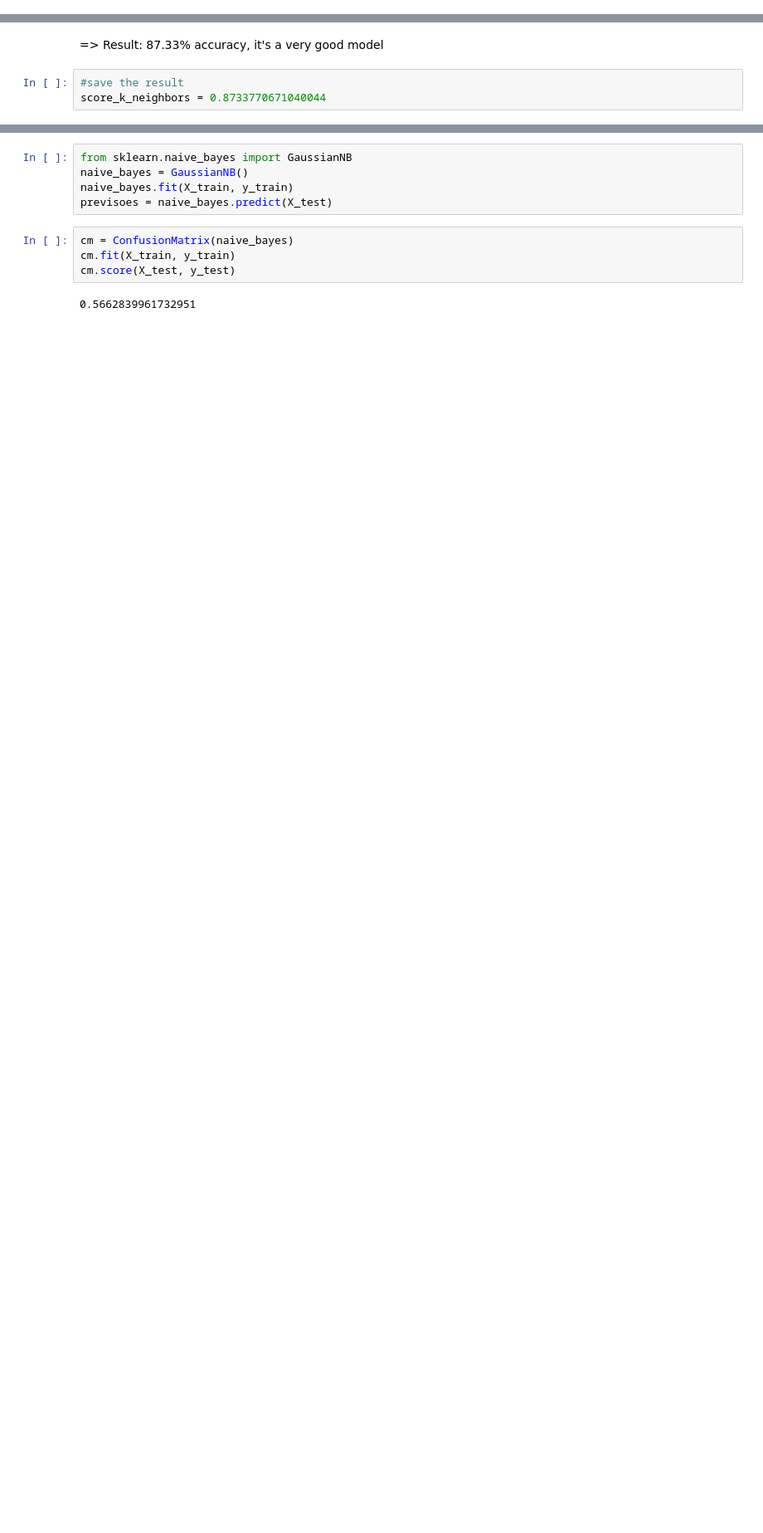
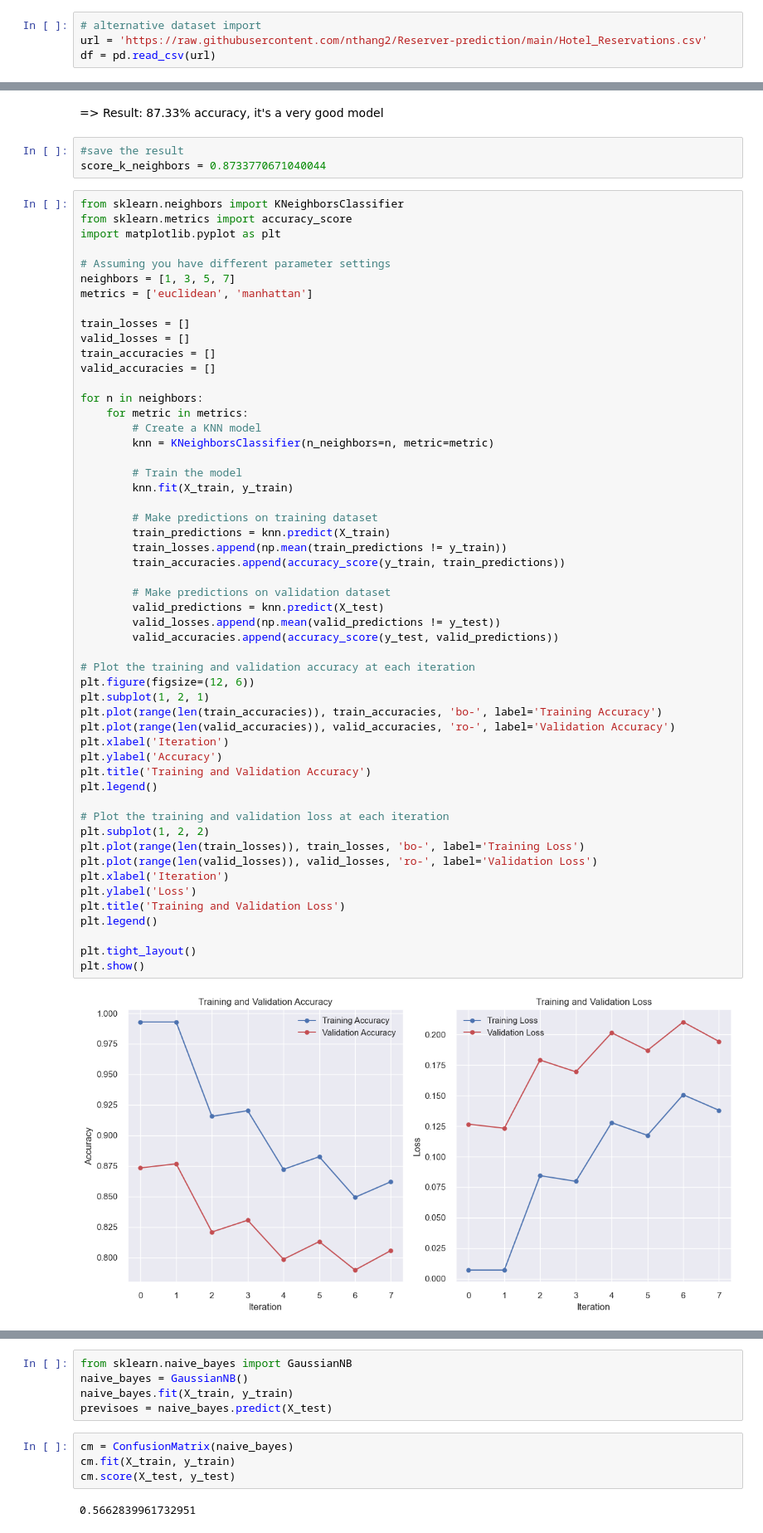
Before and after one commit to nthang2/Reserver-prediction, a Jupyter notebook: Hotel_Reservation.ipynb, the cells around one changed output, grey strips where cells are left out. Shown at 83% size. Drawn from its saved outputs; the diff is of its cells as text; blank space fills up the shorter version.

Commit message:
check with train and valid loss

```diff
--- a/Hotel_Reservation.ipynb
+++ b/Hotel_Reservation.ipynb
@@ -21,3 +24,7 @@ Here we can see that we have categorical and continuous variables, we can also s
+# %%
+# alternative dataset import
+url = 'https://raw.githubusercontent.com/nthang2/Reserver-prediction/main/Hotel_Reservations.csv'
+df = pd.read_csv(url)
 # %% [markdown]
 Here the explanation about the variables:
     - Booking_ID: unique identifier of each booking
@@ -502,4 +520,59 @@ weighted avg       0.88      0.87      0.87     14634
 # %%
 #save the result
 score_k_neighbors = 0.8733770671040044
+# %%
+from sklearn.neighbors import KNeighborsClassifier
+from sklearn.metrics import accuracy_score
+import matplotlib.pyplot as plt
+
+# Assuming you have different parameter settings
+neighbors = [1, 3, 5, 7]
+metrics = ['euclidean', 'manhattan']
+
+train_losses = []
+valid_losses = []
+train_accuracies = []
+valid_accuracies = []
+
+for n in neighbors:
+    for metric in metrics:
+        # Create a KNN model
+        knn = KNeighborsClassifier(n_neighbors=n, metric=metric)
+
+        # Train the model
+        knn.fit(X_train, y_train)
+
+        # Make predictions on training dataset
+        train_predictions = knn.predict(X_train)
+        train_losses.append(np.mean(train_predictions != y_train))
+        train_accuracies.append(accuracy_score(y_train, train_predictions))
+
+        # Make predictions on validation dataset
+        valid_predictions = knn.predict(X_test)
+        valid_losses.append(np.mean(valid_predictions != y_test))
+        valid_accuracies.append(accuracy_score(y_test, valid_predictions))
+
+# Plot the training and validation accuracy at each iteration
+plt.figure(figsize=(12, 6))
+plt.subplot(1, 2, 1)
+plt.plot(range(len(train_accuracies)), train_accuracies, 'bo-', label='Training Accuracy')
+plt.plot(range(len(valid_accuracies)), valid_accuracies, 'ro-', label='Validation Accuracy')
+plt.xlabel('Iteration')
+plt.ylabel('Accuracy')
+plt.title('Training and Validation Accuracy')
+plt.legend()
+
+# Plot the training and validation loss at each iteration
+plt.subplot(1, 2, 2)
+plt.plot(range(len(train_losses)), train_losses, 'bo-', label='Training Loss')
+plt.plot(range(len(valid_losses)), valid_losses, 'ro-', label='Validation Loss')
+plt.xlabel('Iteration')
+plt.ylabel('Loss')
+plt.title('Training and Validation Loss')
+plt.legend()
+
+plt.tight_layout()
+plt.show()
+# %% [output]
+[figure, added]
 # %% [markdown]
```
Also changed, not shown: parts of 66 cells of this notebook.
